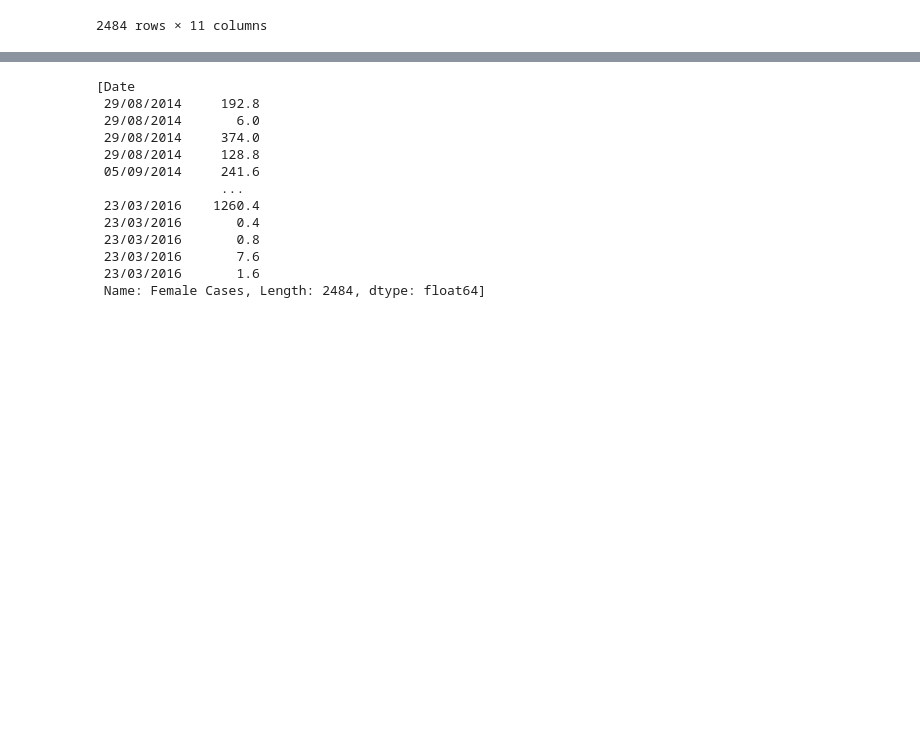
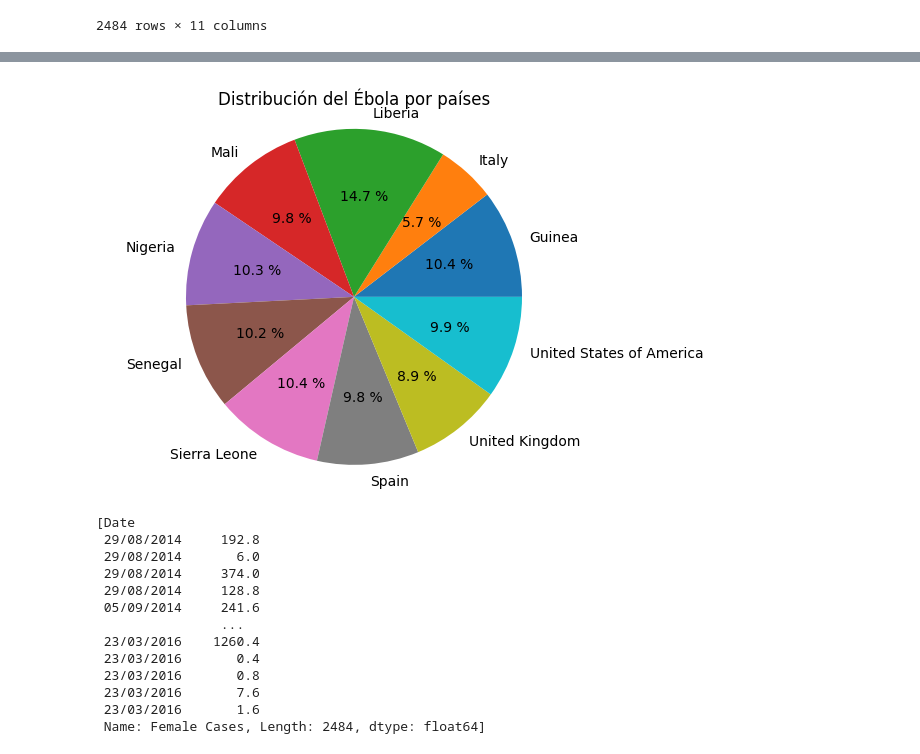
Before and after one commit to matkeii/THC, a Jupyter notebook: Proyecto_2.ipynb, the cells around one changed output, grey strips where cells are left out. Drawn from its saved outputs; the diff is of its cells as text; code cells hidden in the pictures; blank space fills up the shorter version.

```diff
--- a/Proyecto_2.ipynb
+++ b/Proyecto_2.ipynb
@@ -25,3 +25,6 @@ df #Analizamos todas las variables que tenemos en nuestro documento
 | 23/03/2016 | Nigeria | 19 | 7.0 | 11.4 | 7.6 | 3.42 | 2.28 | ... |
 | 23/03/2016 | United States of America | 4 | 1.0 | 2.4 | 1.6 | 0.72 | 0.48 | ... |
 2484 rows × 11 columns
+# %%
+Cuantos = df.groupby('Country').size().reset_index(name='Conteo') #Buscamos saber cuantos elementos tiene cada variable de nuestro documento
+Cuantos
@@ -28,3 +43,11 @@ df #Analizamos todas las variables que tenemos en nuestro documento
+# %%
+plt.pie(Cuantos['Conteo'],labels=Cuantos['Country'],autopct='%0.1f %%') #Creación de gráfica inicial
+plt.axis("equal") #Nos acomoda la grafica en parámetros iguales
+plt.title("Distribución del Ébola por países") #titulo principal
+plt.savefig("Pastel_por_paises.png", dpi = 300,format = 'png') #datos de guardado
+plt.show()
+# %% [output]
+[figure, added]
 # %%
 [df['Female Cases']] #Buscamos en nuestros datos casos en mujeres
 # %% [output]
```
Also changed, not shown: parts of 1 cell of this notebook.
